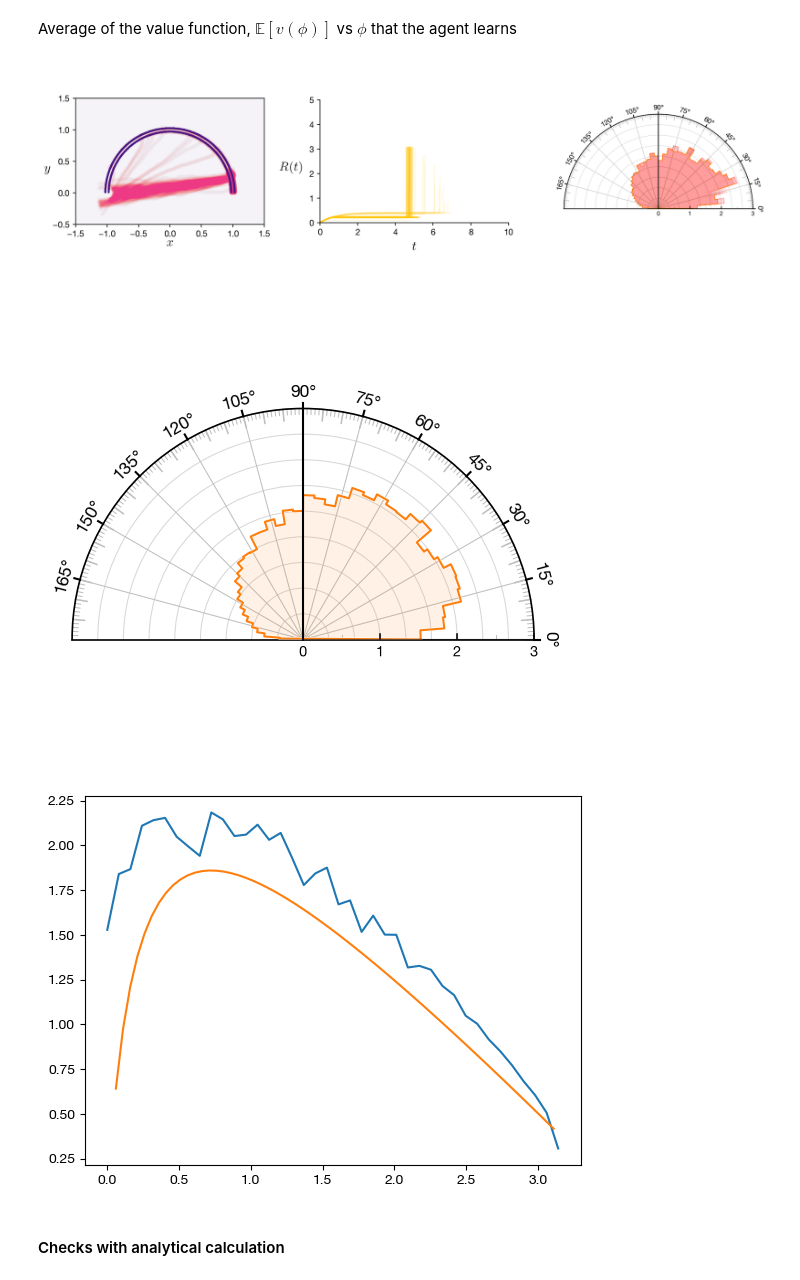
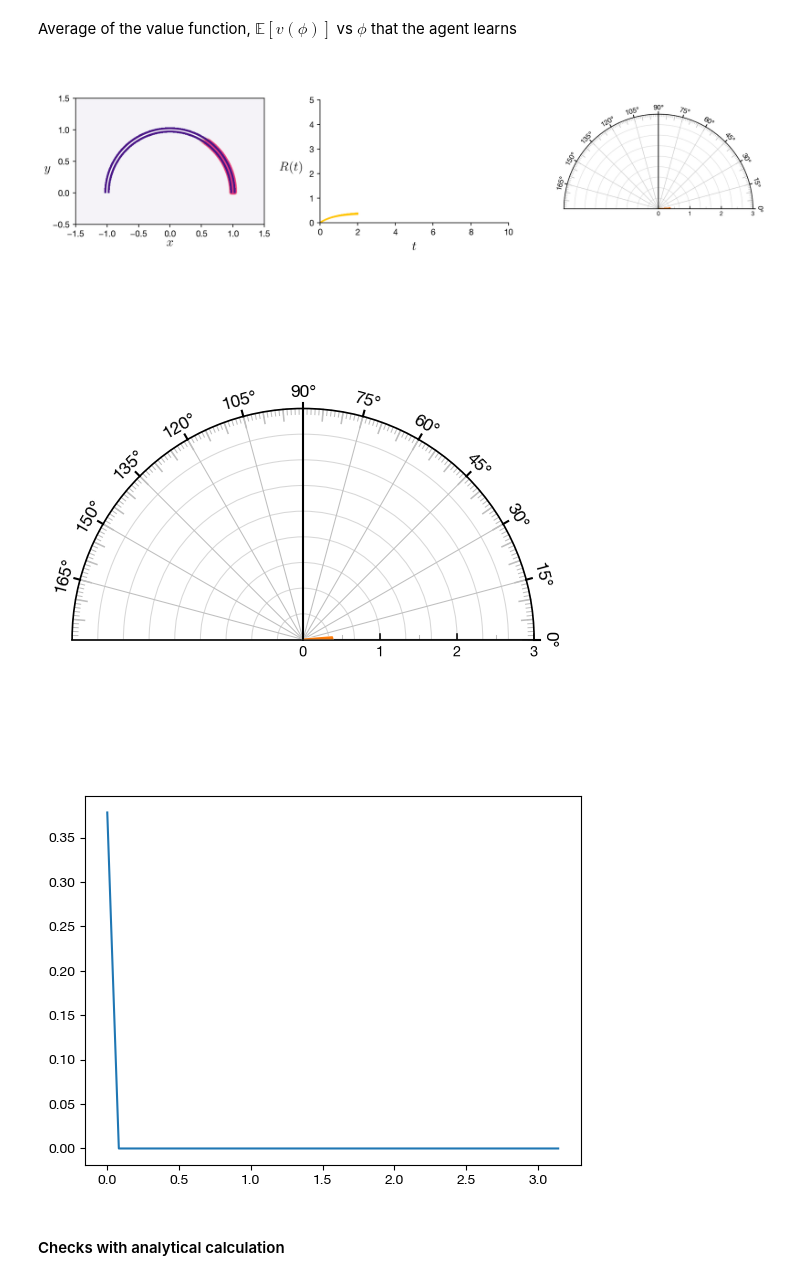
Before and after one commit to sgangaprasath/CollectiveTradeoff, a Jupyter notebook: TDLearning.ipynb, the cells around one changed output. Cells and saved outputs as stored; diff of their text form; code cells hidden in the pictures.

```diff
--- a/TDLearning.ipynb
+++ b/TDLearning.ipynb
@@ -334,18 +334,18 @@ for eInd in range(p.nEpchs):
         p.nSc =  phiPtn[iVmax]//p.l
 
     while ag.sInd <= p.nSteps:
-        if ag.sInd < p.nSc:
-            ag.intPolicy(p)
-        elif ag.sInd == p.nSc:
-            #Orientation of the target from given location
-            tgtOrn = (p.tgt - ag.r)/np.linalg.norm(p.tgt - ag.r)
-            p.tgtPhi = np.arctan2(tgtOrn[1], tgtOrn[0])
-            #Diffusion as a function of \phi_c or equivalently s_c
-            ag.phiSc = np.arctan2(ag.r[1], ag.r[0])
-            p.diff = p.diffCst/(np.arctan2(ag.r[1],ag.r[0])+.01)
-            ag.ouPolicy(p)
-        else:
-            ag.ouPolicy(p)
+        # if ag.sInd < p.nSc:
+        ag.intPolicy(p)
+        # elif ag.sInd == p.nSc:
+        #     #Orientation of the target from given location
+        #     tgtOrn = (p.tgt - ag.r)/np.linalg.norm(p.tgt - ag.r)
+        #     p.tgtPhi = np.arctan2(tgtOrn[1], tgtOrn[0])
+        #     #Diffusion as a function of \phi_c or equivalently s_c
+        #     ag.phiSc = np.arctan2(ag.r[1], ag.r[0])
+        #     p.diff = p.diffCst/(np.arctan2(ag.r[1],ag.r[0])+.01)
+        #     ag.ouPolicy(p)
+        # else:
+        #     ag.ouPolicy(p)
 
         ag.sTrl += p.l
         ag.sInd += 1
@@ -408,18 +408,18 @@ importlib.reload(pF)
 fig, ax = pF.plotRadial(3, p, valAvg)
 plt.show()
 # %% [output]
-[figure, old version]
+[figure, new version]
-[figure, old version]
+[figure, new version]
 # %%
 import pandas as pd
 df = pd.read_csv('tabFull.csv')
 n = p.nPtn
 phiPlt = np.linspace(0, np.pi, n)
 plt.plot(phiPlt, valAvg)
-plt.plot(df.iloc[:, 0], df.iloc[:, 1])
+# plt.plot(df.iloc[:, 0], df.iloc[:, 1])
 plt.show()
 # %% [output]
-[figure, old version]
+[figure, new version]
 # %% [markdown]
 #### Checks with analytical calculation
 # %% [markdown]
```
Also changed, not shown: parts of 1 cell of this notebook, 1 other file.
